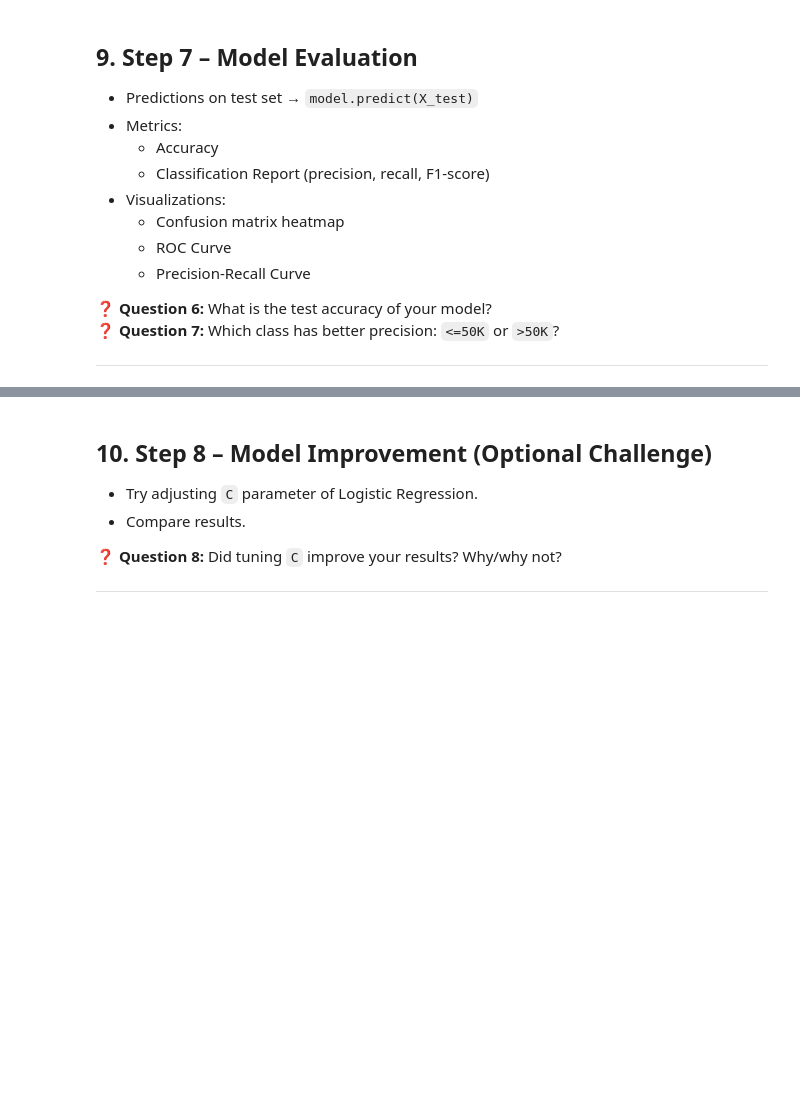
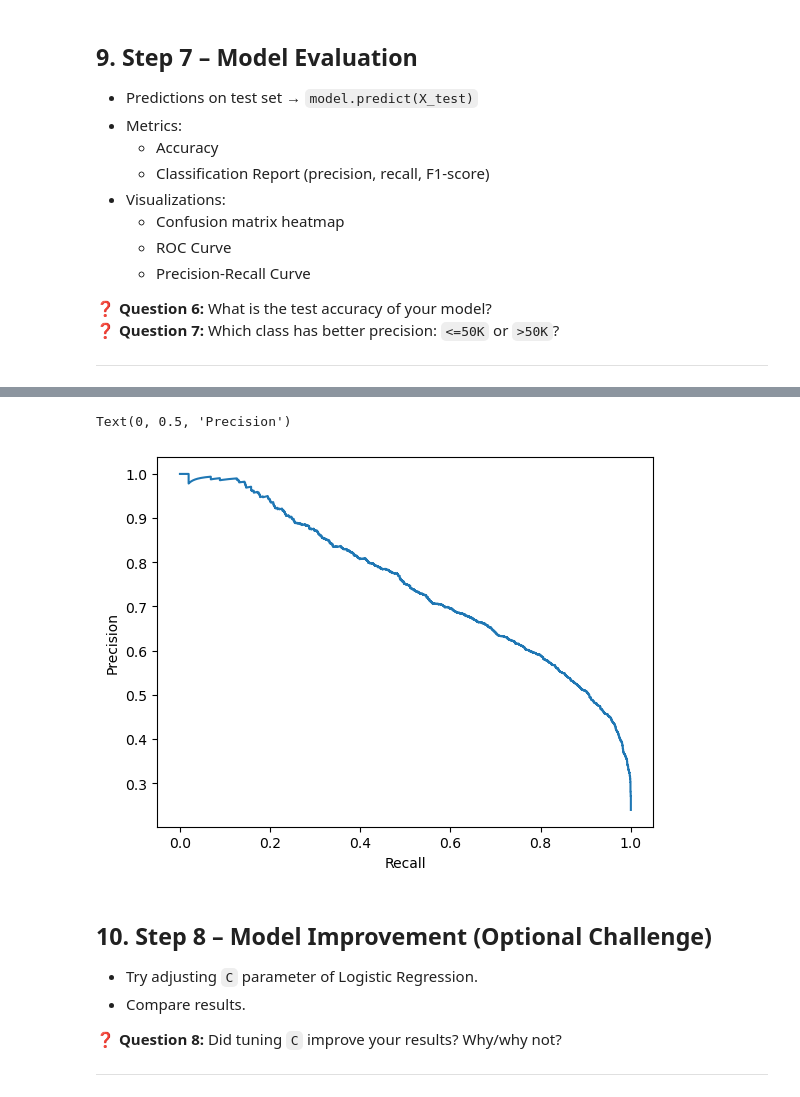
Before and after one commit to LittleVigney/COMPX310, a Jupyter notebook: Lab/Lab3/Lab3.ipynb, the cells around one changed output, grey strips where cells are left out. Saved outputs shown, nothing was run; the diff lists cells and outputs as text; code cells hidden in the pictures; blank space fills up the shorter version.

```diff
--- a/Lab/Lab3/Lab3.ipynb
+++ b/Lab/Lab3/Lab3.ipynb
@@ -400,5 +460,13 @@ Index(['education', 'marital-status', 'relationship', 'race', 'gender'], dtype='
 # %%
 # Plot Precision-Recall Curve
+precision, recall, _ = precision_recall_curve(y_test, y_pred_proba_pos, pos_label=">50K")
+
+plt.plot(recall, precision)
+plt.xlabel('Recall')
+plt.ylabel('Precision')
+# %% [output]
+Text(0, 0.5, 'Precision')
+[figure, added]
 # %% [markdown]
 ## 10. Step 8 – Model Improvement (Optional Challenge)
 - Try adjusting `C` parameter of Logistic Regression.
```
Also changed, not shown: parts of 16 cells of this notebook, 3 other files.
